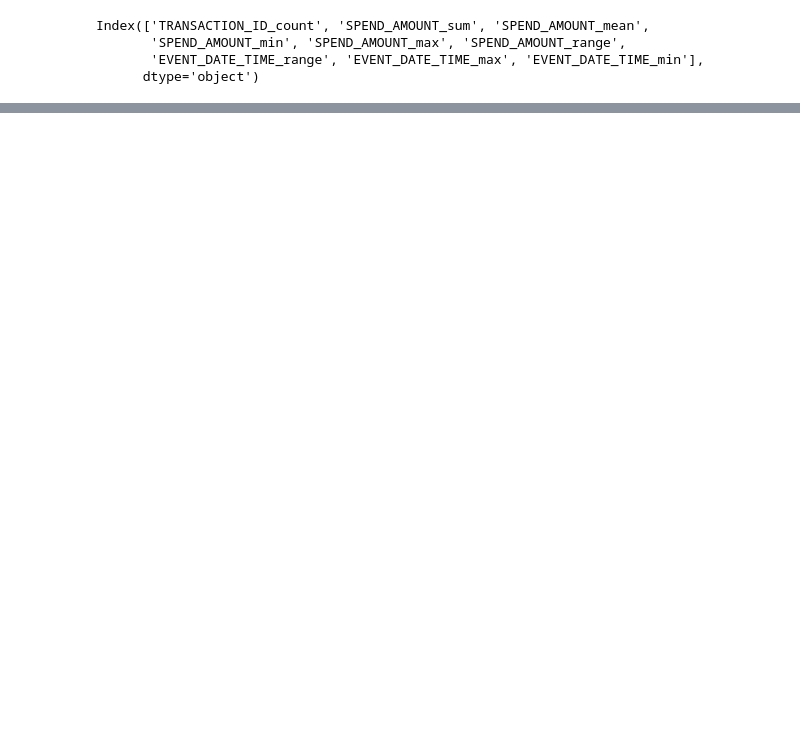
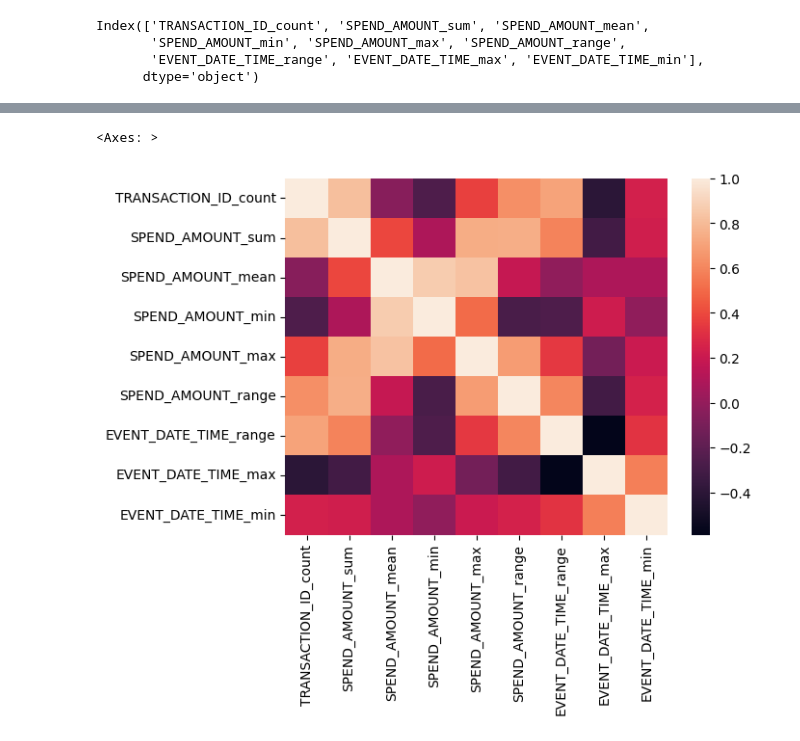
Before and after one commit to piukhq/snowdrops, a Jupyter notebook: end of year analytics/The Works/The Works.ipynb, the cells around one changed output, grey strips where cells are left out. Drawn from its saved outputs; the diff is of its cells as text; code cells hidden in the pictures; blank space fills up the shorter version.

```diff
--- a/end of year analytics/The Works/The Works.ipynb
+++ b/end of year analytics/The Works/The Works.ipynb
@@ -126,0 +127,6 @@ plot = sns.barplot(data=df_agg, x=df_agg['EVENT_DATE_TIME_range'], y=df_agg['SPE
+# %%
+corr = df_agg.corr()
+sns.heatmap(corr)
+# %% [output]
+<Axes: >
+[figure, added]
```
Also changed, not shown: parts of 7 cells of this notebook, 2 other files.
